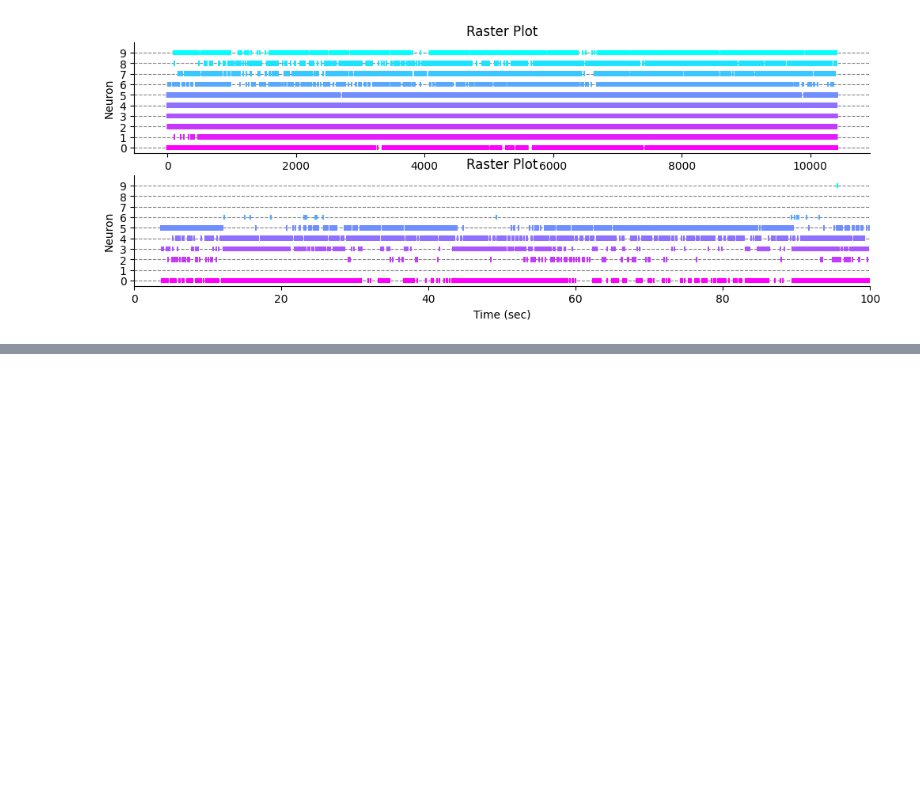
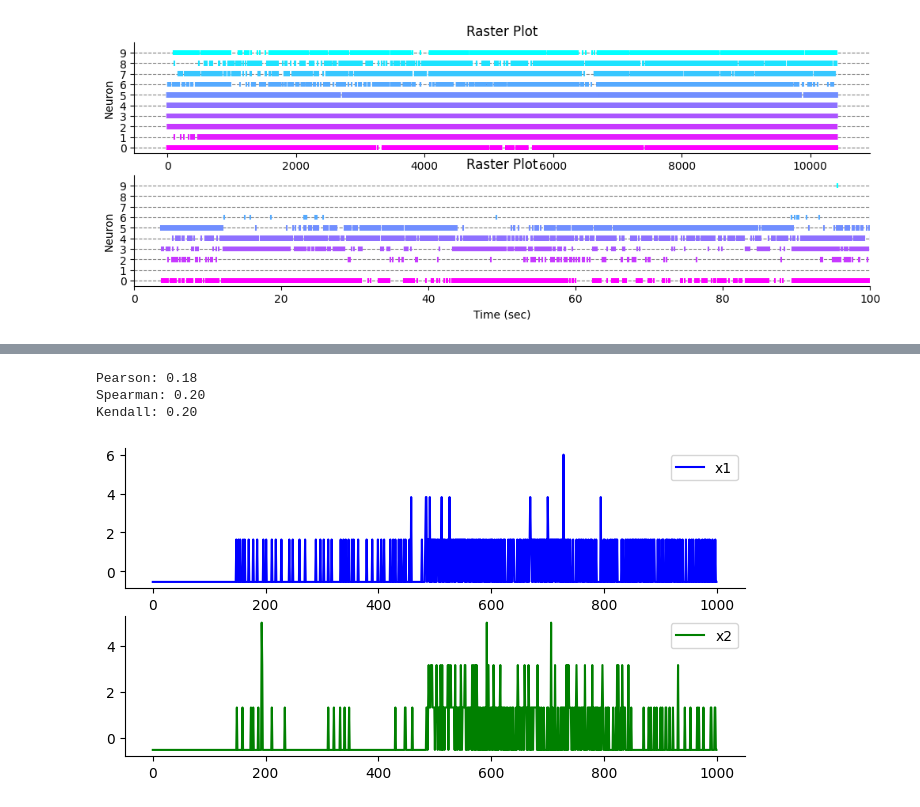
Before and after one commit to yoshihito-saito/Neural_Dynamics_EDM, a Jupyter notebook: Empirical Dynamic Modeling_pilot.ipynb, the cells around one changed output, grey strips where cells are left out. Saved outputs shown, nothing was run; the diff lists cells and outputs as text; code cells hidden in the pictures; blank space fills up the shorter version.

```diff
--- a/Empirical Dynamic Modeling_pilot.ipynb
+++ b/Empirical Dynamic Modeling_pilot.ipynb
@@ -307,0 +229,4 @@ plt.plot(time_psth, np.mean(z_binraster_PSTH_VISp,axis=1).T);
+# %%
+z_binraster_VISp = stats.zscore(binraster_VISp[:,0:1000], axis=1)
+print(np.mean(z_binraster_VISp,axis=1))
+print(np.std(z_binraster_VISp,axis=1))
@@ -307,0 +285,20 @@ plt.plot(time_psth, np.mean(z_binraster_PSTH_VISp,axis=1).T);
+# %%
+x1=z_binraster_VISp[0]
+x2=z_binraster_VISp[3]
+X = pd.DataFrame(np.hstack((x1.reshape(-1,1), x2.reshape(-1,1))), columns=['x1','x2'])
+X.insert(loc=0, column='Time', value=range(len(X)))
+
+print('Pearson: {:.2f}'.format(stats.pearsonr(X['x1'], X['x2'])[0]))
+print('Spearman: {:.2f}'.format(stats.spearmanr(X['x1'], X['x2'])[0]))
+print('Kendall: {:.2f}'.format(stats.kendalltau(X['x1'], X['x2'])[0]))
+
+fig, axes = plt.subplots(nrows=2, ncols=1, figsize=(8,4))
+axes[0].plot(X['x1'], color='b', label='x1')
+axes[1].plot(X['x2'], color='g', label='x2')
+axes[0].legend(); axes[1].legend()
+sns.despine()
+# %% [output]
+Pearson: 0.18
+Spearman: 0.20
+Kendall: 0.20
+[figure, added]
```
Also changed, not shown: parts of 21 cells of this notebook, 2 other files.
